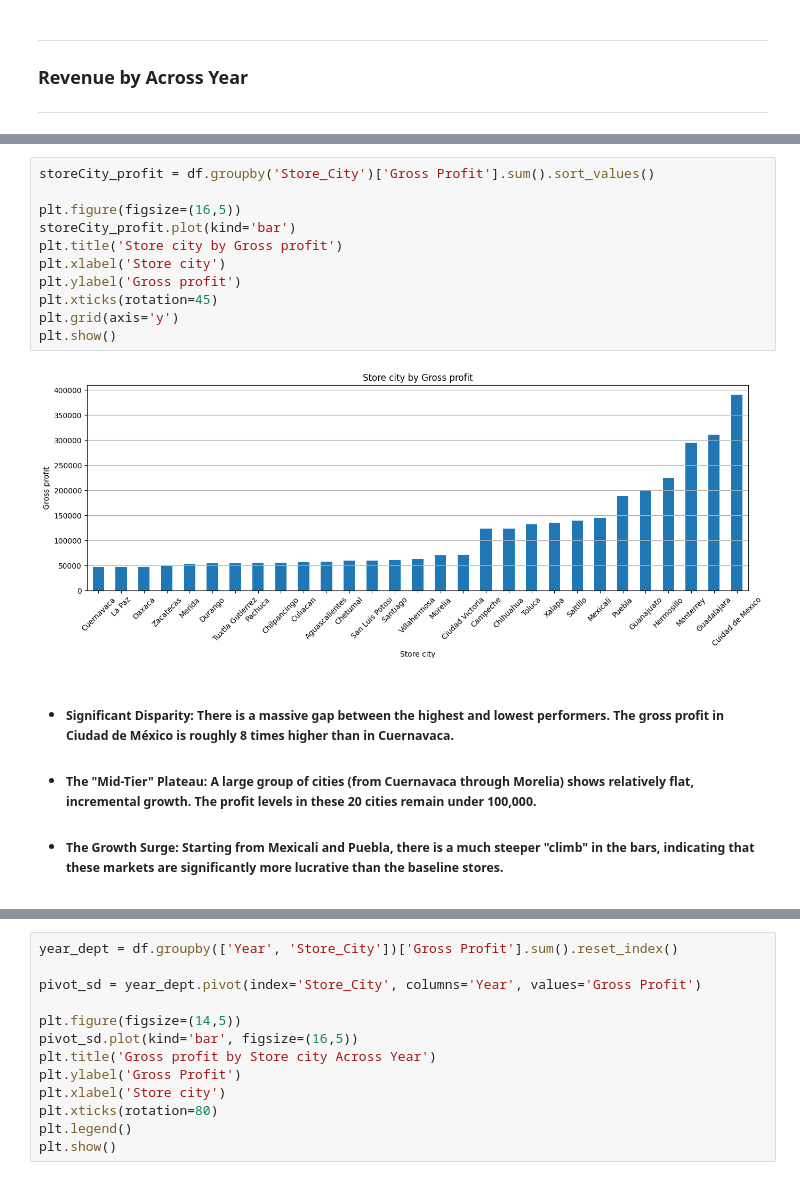
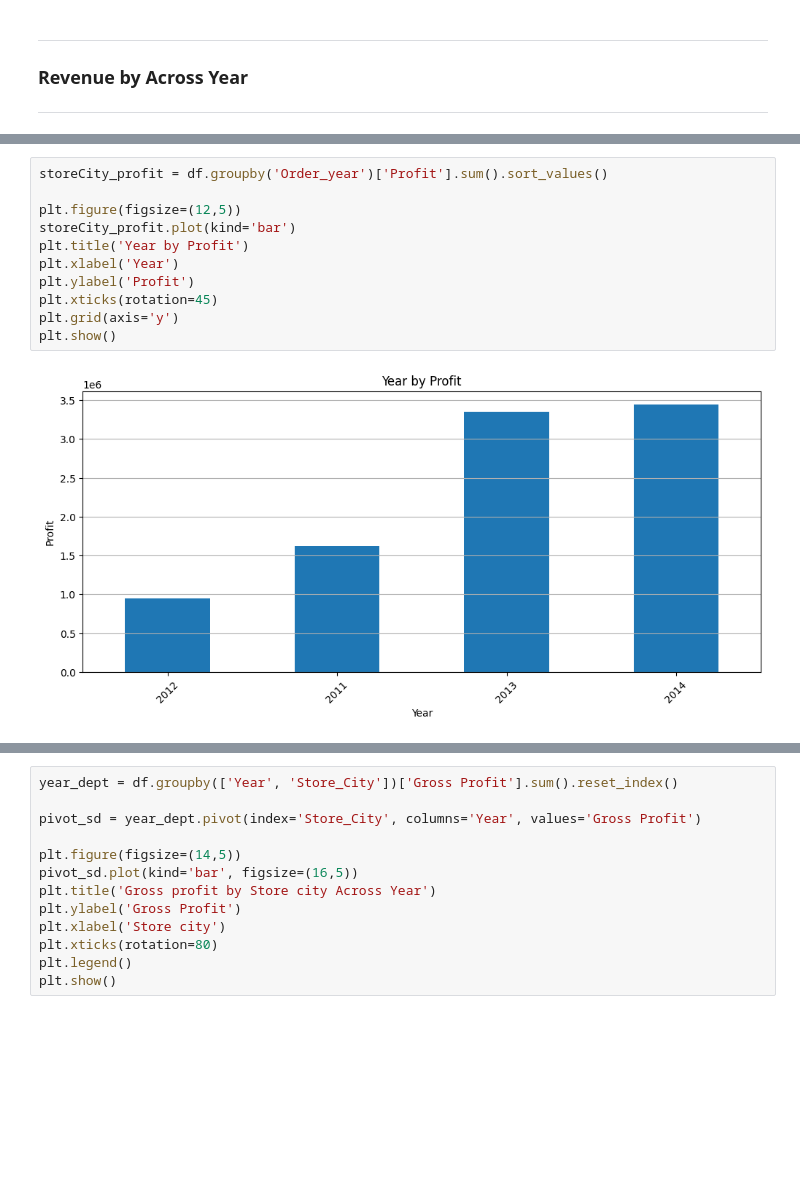
Before and after one commit to Mohamed-Jamyl/ML-and-Data-Analytics_projects, a Jupyter notebook: ML & Data analytics projects/Adventure works Analysis_project/Advanture works Analysis.ipynb, the cells around one changed output, grey strips where cells are left out. Drawn from its saved outputs; the diff is of its cells as text; blank space fills up the shorter version.

```diff
--- a/ML & Data analytics projects/Adventure works Analysis_project/Advanture works Analysis.ipynb
+++ b/ML & Data analytics projects/Adventure works Analysis_project/Advanture works Analysis.ipynb
@@ -361,19 +403,13 @@ Name: count, dtype: int64
 # %%
-storeCity_profit = df.groupby('Store_City')['Gross Profit'].sum().sort_values()
+storeCity_profit = df.groupby('Order_year')['Profit'].sum().sort_values()
 
-plt.figure(figsize=(16,5))
+plt.figure(figsize=(12,5))
 storeCity_profit.plot(kind='bar')
-plt.title('Store city by Gross profit')
-plt.xlabel('Store city')
-plt.ylabel('Gross profit')
+plt.title('Year by Profit')
+plt.xlabel('Year')
+plt.ylabel('Profit')
 plt.xticks(rotation=45)
 plt.grid(axis='y')
 plt.show()
 # %% [output]
-[figure, old version]
+[figure, new version]
-# %% [markdown]
-- ##### **Significant Disparity:** There is a massive gap between the highest and lowest performers. The gross profit in Ciudad de México is roughly 8 times higher than in Cuernavaca.
-
-- ##### **The "Mid-Tier" Plateau:** A large group of cities (from Cuernavaca through Morelia) shows relatively flat, incremental growth. The profit levels in these 20 cities remain under 100,000.
-
-- ##### **The Growth Surge:** Starting from Mexicali and Puebla, there is a much steeper "climb" in the bars, indicating that these markets are significantly more lucrative than the baseline stores.
```
Also changed, not shown: parts of 7 cells of this notebook, 1 other file.
